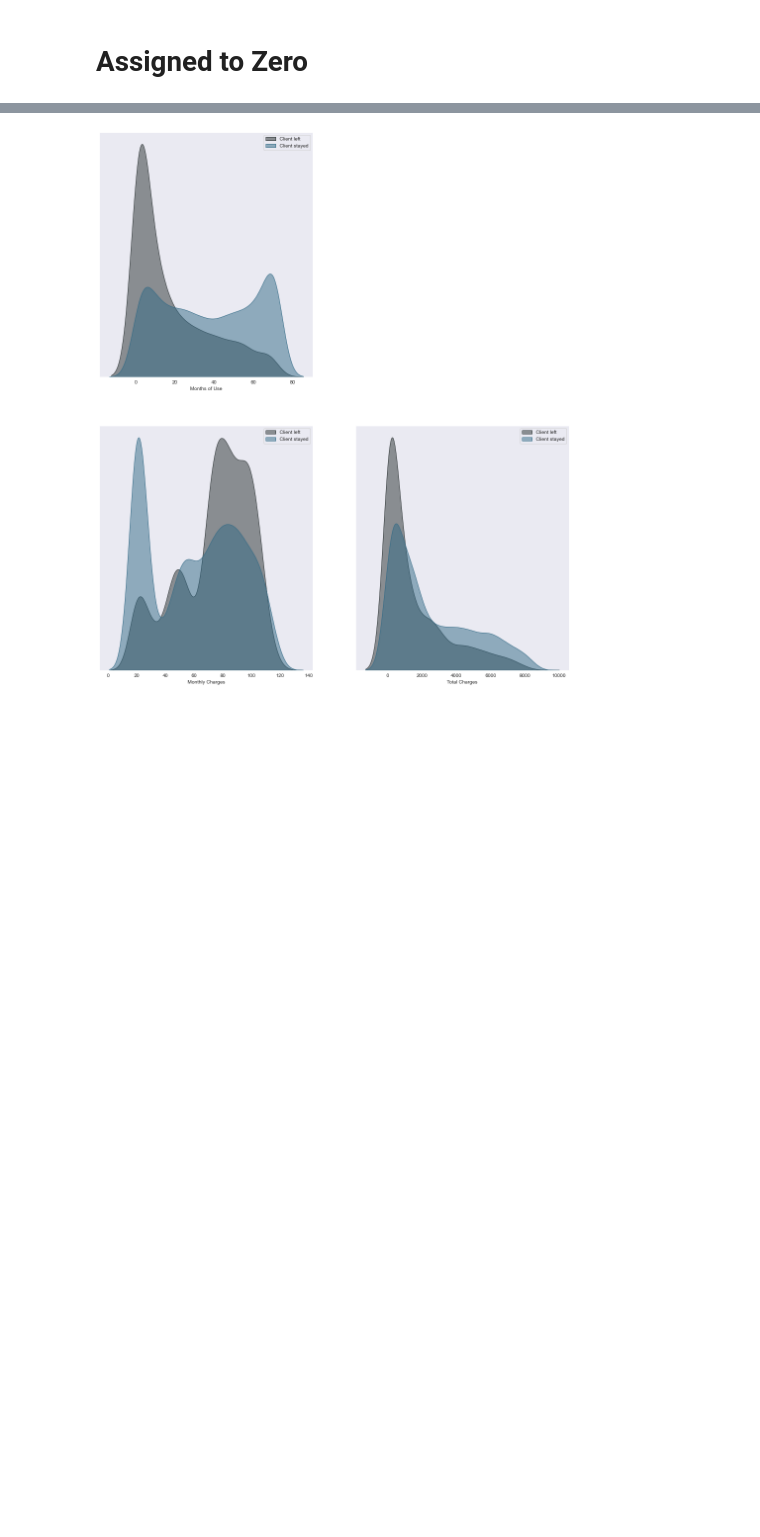
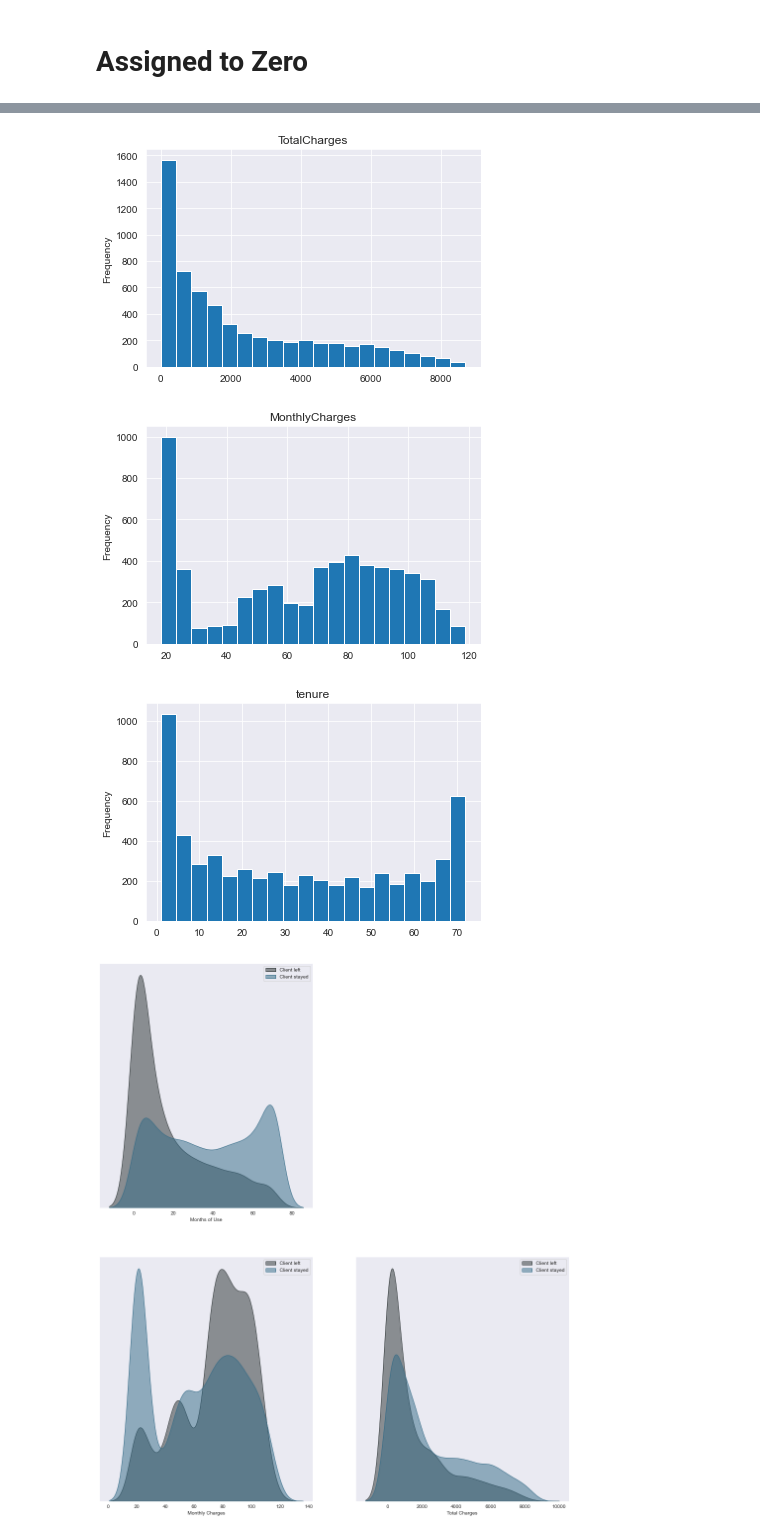
Before and after one commit to dwsmith1983/teleco_churn_kaggle, a Jupyter notebook: Teleco_Churn_Kaggle.ipynb, the cells around one changed output, grey strips where cells are left out. Cells and saved outputs as stored; diff of their text form; code cells hidden in the pictures; blank space fills up the shorter version.

```diff
--- a/Teleco_Churn_Kaggle.ipynb
+++ b/Teleco_Churn_Kaggle.ipynb
@@ -260 +261,12 @@ for col in num_columns:
+# %%
+# Tenure of 0 mapped to median
+for col in num_columns:
+    df_zero_med[col].plot(kind='hist', bins=20)
+    plt.title(col)
+    plt.grid()
+    plt.show()
+# %% [output]
+[figure, added]
+[figure, added]
+[figure, added]
 # %%
```
Also changed, not shown: parts of 8 cells of this notebook.
